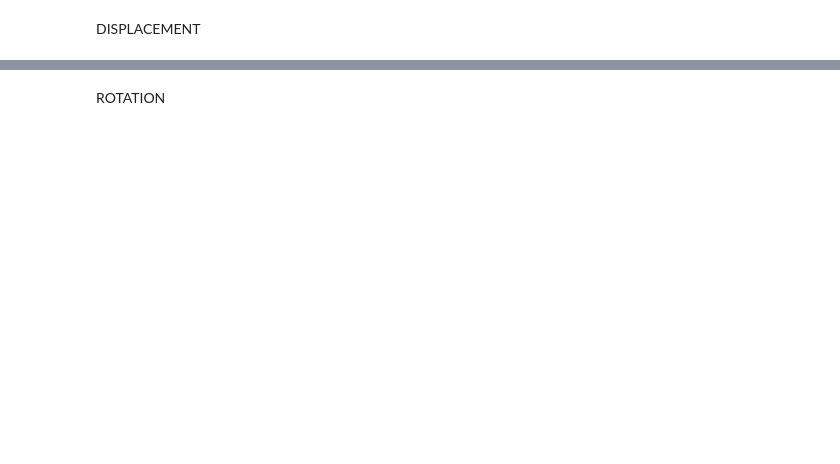
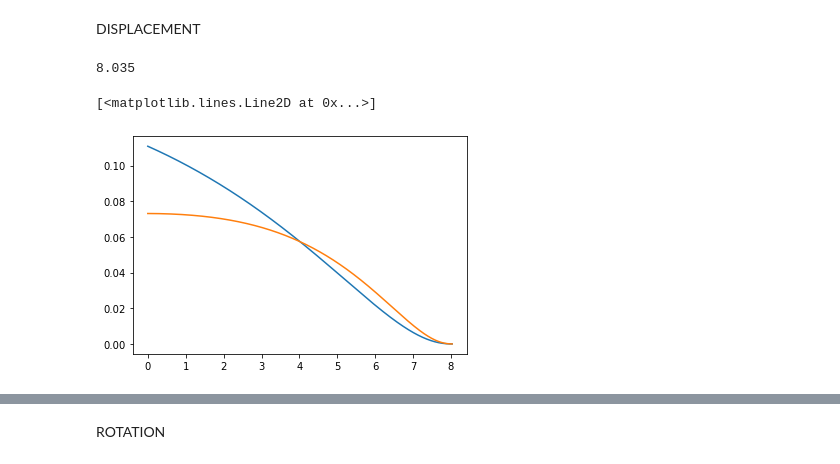
Before and after one commit to LucaDissel/Workpackage4-5, a Jupyter notebook: Main.ipynb, the cells around one changed output, grey strips where cells are left out. Drawn from its saved outputs; the diff is of its cells as text; code cells hidden in the pictures; blank space fills up the shorter version.

```diff
--- a/Main.ipynb
+++ b/Main.ipynb
@@ -128,0 +183,15 @@ AttributeError: 'WingBox' object has no attribute 'displacement'
+# %%
+stringer_u1 = Stringer(50, (0.3, 0.05), 4)
+stringer_u2 = Stringer(50, (0.4, 0.05), 4)
+stringer_u3 = Stringer(50, (0.5, 0.05), 4)
+stringer_l1 = Stringer(50, (0.4, -0.05), 4)
+stringers = [stringer_u1, stringer_u2, stringer_u3, stringer_l1]
+
+wingbox_iteration_1_stringer = WingBox(0.2, t_1, 0.6, t_1, t_1, t_1, stringers=[stringer_u1, stringer_u2, stringer_u3, stringer_l1])
+t_3 = t(3, 3)
+t_2 = t(2, 2)
+wingbox_iteration_1 = WingBox(0.2, t_3, 0.6, t_3, t_2, t_2,)
+wingbox_iteration_2 = WingBox(0.2, t(5,1), 0.6, t(5,1), t(3,1), t(3,1))
+# %%
+for i in np.linspace(0.1, 0.3, 6):
+    print(WingBox(i, t_1, 0.6, t_1, t_1, t_1).I_xc(0))
@@ -143,0 +220,31 @@ def displacement(y):
+# %%
+def d2zdx2(y, wingbox: WingBox):
+    """calculate second derivative of the displacement"""
+    return -(M(y)/E/wingbox.I_xc(y))
+
+
+def dzdx(y, wingbox: WingBox):
+    """calculate first derivative through integration"""
+
+    y_range = np.linspace(0, b2, )
+    func = interp1d(y, d2zdx2(y, wingbox), kind='cubic', fill_value='extrapolate')
+    return [quad(func, 0, i)[0] for i in y]
+
+
+def z(y, wingbox: WingBox):
+    """calculate displacement through integration"""
+    func = interp1d(y, dzdx(y, wingbox), kind='cubic', fill_value='extrapolate')
+    return [quad(func, 0, i)[0] for i in y]
+
+zperc = lambda y: z(y, wingbox_iteration_1) / b2 * 50
+# %%
+func = interp1d(y, d2zdx2(y, wingbox_iteration_1))
+b2
+# %% [output]
+8.035
+# %%
+plt.plot(y, [d2zdx2(i, wingbox_iteration_1) for i in y])
+plt.plot(y, [d2zdx2(i, wingbox_iteration_2) for i in y])
+# %% [output]
+[<matplotlib.lines.Line2D at 0x...>]
+[figure, added]
```
Also changed, not shown: parts of 24 cells of this notebook, 1 other file.
